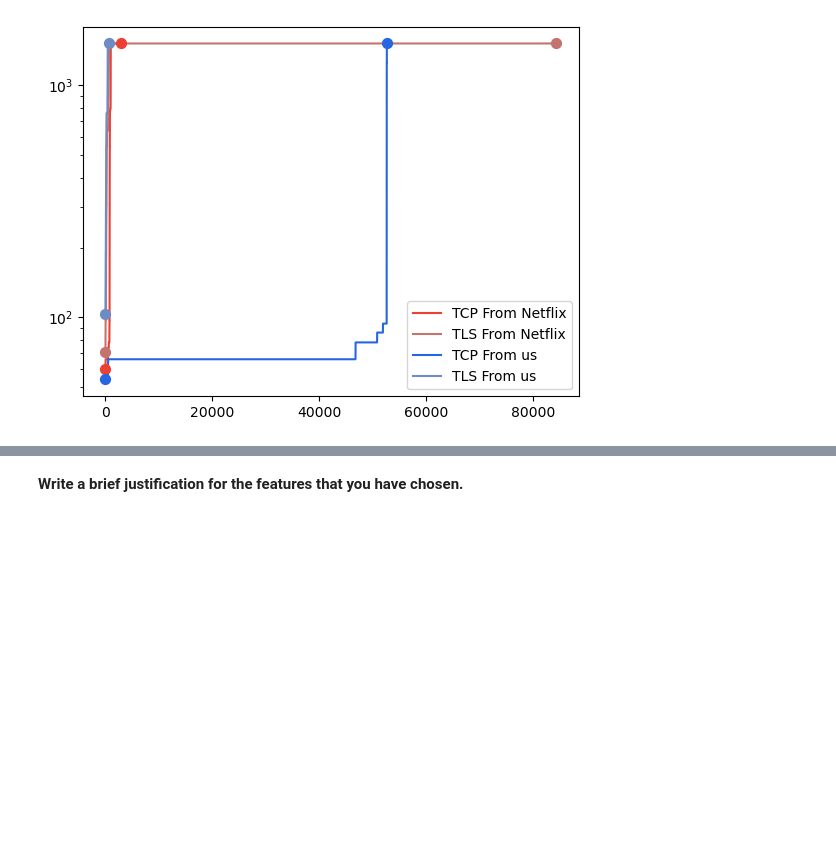
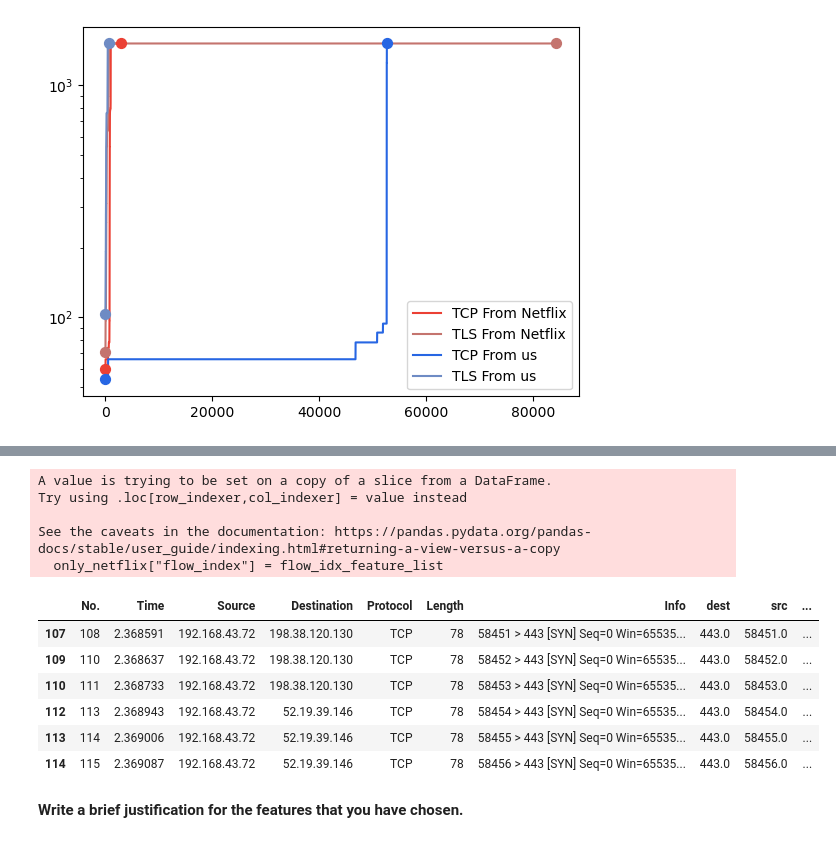
Before and after one commit to noise-course/video-quality-of-experience-zroe1, a Jupyter notebook: 1-Video-Quality-Inference.ipynb, the cells around one changed output, grey strips where cells are left out. Cells and saved outputs as stored; diff of their text form; code cells hidden in the pictures; blank space fills up the shorter version.

```diff
--- a/1-Video-Quality-Inference.ipynb
+++ b/1-Video-Quality-Inference.ipynb
@@ -419,0 +468,16 @@ for ip in netflix_ips:
+# %%
+netflix_ip_to_flow = {ip: i for i, ip in enumerate(netflix_ips)}
+flow_feature = []
+
+for index, row in only_netflix.iterrows():
+    source, dest = row["Source"], row["Destination"]
+
+    feature_val = -1
+    for ip in netflix_ips:
+        if ip == source or ip == dest:
+            feature_val = netflix_ip_to_flow[ip]
+            break
+
+    flow_feature.append(feature_val)
+# %%
+only_netflix["flow_num"] = flow_feature
@@ -420,3 +503,36 @@ for ip in netflix_ips:
+# %%
+flow_idx = {netflix_ip_to_flow[ip]: 0 for ip in netflix_ips}
+flow_idx_feature_list = []
+
+for index, row in only_netflix.iterrows():
+    source, dest = row["Source"], row["Destination"]
+
+    feature_val = -1
+    for ip in netflix_ips:
+        if ip == source or ip == dest:
+            feature_val = netflix_ip_to_flow[ip]
+            break
+
+    flow_idx_feature_list.append(flow_idx[feature_val])
+    flow_idx[feature_val] += 1
+# %%
+only_netflix["flow_index"] = flow_idx_feature_list
+# %% [output]
+A value is trying to be set on a copy of a slice from a DataFrame.
+Try using .loc[row_indexer,col_indexer] = value instead
+
+See the caveats in the documentation: https://pandas.pydata.org/pandas-docs/stable/user_guide/indexing.html#returning-a-view-versus-a-copy
+  only_netflix["flow_index"] = flow_idx_feature_list
+# %%
+only_netflix.head(6)
+# %% [output]
+|  | No. | Time | Source | Destination | Protocol | Length | Info | dest | src | ... |
+| 107 | 108 | 2.368591 | 192.168.43.72 | 198.38.120.130 | TCP | 78 | 58451 > 443 [SYN] Seq=0 Win=65535... | 443.0 | 58451.0 | ... |
+| 109 | 110 | 2.368637 | 192.168.43.72 | 198.38.120.130 | TCP | 78 | 58452 > 443 [SYN] Seq=0 Win=65535... | 443.0 | 58452.0 | ... |
+| 110 | 111 | 2.368733 | 192.168.43.72 | 198.38.120.130 | TCP | 78 | 58453 > 443 [SYN] Seq=0 Win=65535... | 443.0 | 58453.0 | ... |
+| 112 | 113 | 2.368943 | 192.168.43.72 | 52.19.39.146 | TCP | 78 | 58454 > 443 [SYN] Seq=0 Win=65535... | 443.0 | 58454.0 | ... |
+| 113 | 114 | 2.369006 | 192.168.43.72 | 52.19.39.146 | TCP | 78 | 58455 > 443 [SYN] Seq=0 Win=65535... | 443.0 | 58455.0 | ... |
+| 114 | 115 | 2.369087 | 192.168.43.72 | 52.19.39.146 | TCP | 78 | 58456 > 443 [SYN] Seq=0 Win=65535... | 443.0 | 58456.0 | ... |
 # %% [markdown]
 **Write a brief justification for the features that you have chosen.**
 # %%
```
Also changed, not shown: parts of 18 cells of this notebook.
